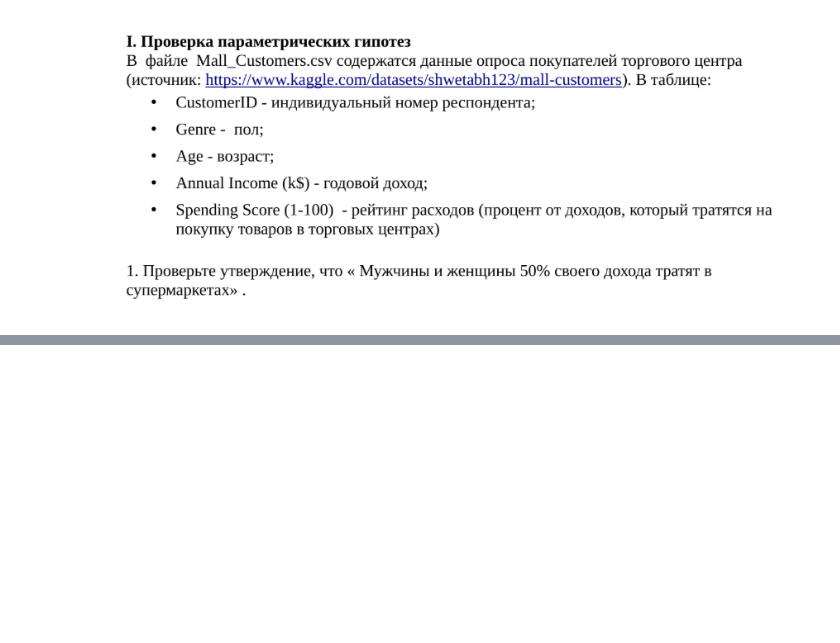
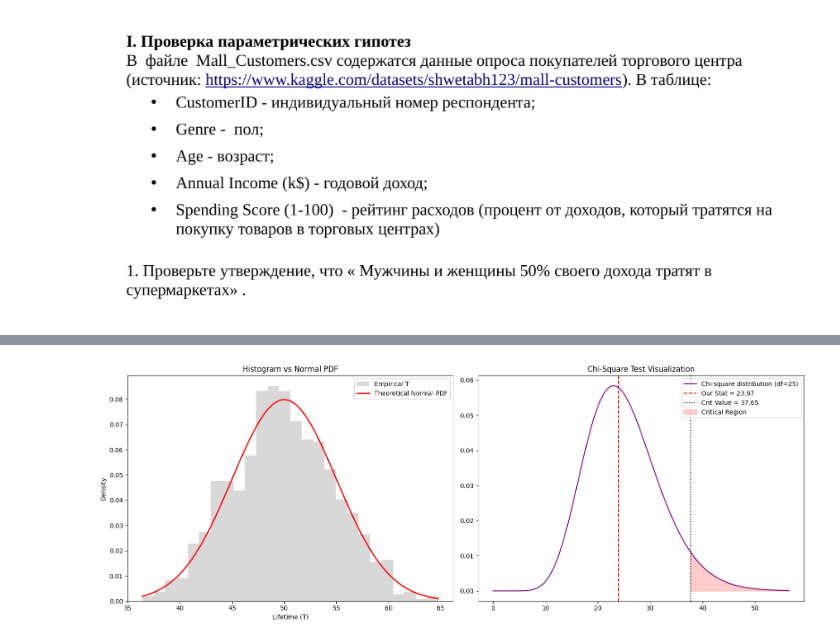
Before and after one commit to Qweyke/class-stat-methods-of-info-processing, a Jupyter notebook: lab_7/hypothesis.ipynb, the cells around one changed output, grey strips where cells are left out. Cells and saved outputs as stored; diff of their text form; code cells hidden in the pictures; blank space fills up the shorter version.

```diff
--- a/lab_7/hypothesis.ipynb
+++ b/lab_7/hypothesis.ipynb
@@ -69,0 +257,80 @@ plt.show()
+# %%
+N_blades = 100
+lambd = 2
+n_samples = 1000
+exp_mean = 1 / lambd
+exp_var = 1 / lambd ** 2
+
+norm_mean = N_blades * exp_mean
+norm_std = sqrt(N_blades * exp_var)
+
+
+blade_lifetimes = stats.expon.rvs(scale=exp_mean, size=(n_samples, N_blades))
+T_samples = blade_lifetimes.sum(axis=1)
+
+m_bins = int((3.78 * (n_samples - 1)) ** (2/5))
+
+nj_vals, bins_edges  = np.histogram(T_samples, bins=m_bins)
+pj_vals = stats.norm.cdf(
+    bins_edges[1:], loc=norm_mean, scale=norm_std
+) - stats.norm.cdf(bins_edges[:-1], loc=norm_mean, scale=norm_std)
+
+# Normalize
+pj_vals = pj_vals / pj_vals.sum()
+
+expected_nj = n_samples * pj_vals
+chi_sq_stat = np.sum((nj_vals - expected_nj) ** 2 / expected_nj)
+display(chi_sq_stat)
+df = m_bins - 1
+
+z_crit_plane = stats.chi2.ppf(1 - ALPHA_P, df)
+p_value = stats.chi2.sf(chi_sq_stat, df)
+
+x_plot = np.linspace(T_samples.min(), T_samples.max(), 1000)
+y_plot = stats.norm.pdf(x_plot, loc=norm_mean, scale=norm_std)
+
+fig, (ax1, ax2) = plt.subplots(1, 2, figsize=(16, 6))
+
+# 1. Histogram + PDF line
+ax1.hist(
+    T_samples, bins=m_bins, density=True, color="grey", alpha=0.3, label="Empirical T"
+)
+ax1.plot(x_plot, y_plot, color="red", lw=2, label="Theoretical Normal PDF")
+ax1.set_title("Histogram vs Normal PDF")
+ax1.set_xlabel("Lifetime (T)")
+ax1.set_ylabel("Density")
+ax1.legend()
+
+x_chi = np.linspace(0, z_crit_plane * 1.5, 1000)
+y_chi = stats.chi2.pdf(x_chi, df)
+
+ax2.plot(x_chi, y_chi, label=f"Chi-square distribution (df={df})", color="purple")
+ax2.axvline(
+    chi_sq_stat, color="red", linestyle="--", label=f"Our Stat = {chi_sq_stat:.2f}"
+)
+ax2.axvline(
+    z_crit_plane, color="black", linestyle=":", label=f"Crit Value = {z_crit_plane:.2f}"
+)
+
+x_crit = np.linspace(z_crit_plane, x_chi[-1], 100)
+ax2.fill_between(
+    x_crit, stats.chi2.pdf(x_crit, df), color="red", alpha=0.2, label="Critical Region"
+)
+
+ax2.set_title("Chi-Square Test Visualization")
+ax2.legend()
+
+plt.tight_layout()
+plt.show()
+
+print(f"--- Theoretical Parameters ---")
+print(f"Mean (mu): {norm_mean}")
+print(f"Std (sigma): {norm_std}")
+print(f"\n--- Chi-Square Test (Normal Dist) ---")
+print(f"Chi-Square Stat: {chi_sq_stat:.4f}")
+print(f"Critical Value: {z_crit_plane:.4f}")
+print(f"P-value: {p_value:.4f}")
+print(
+    f"Decision: {'H0 Accepted (Normal)' if chi_sq_stat < z_crit_plane else 'H0 Rejected'}"
+)
+# %% [output]
@@ -69,0 +338 @@ plt.show()
+[figure, added]
```
Also changed, not shown: parts of 9 cells of this notebook, 2 other files.
